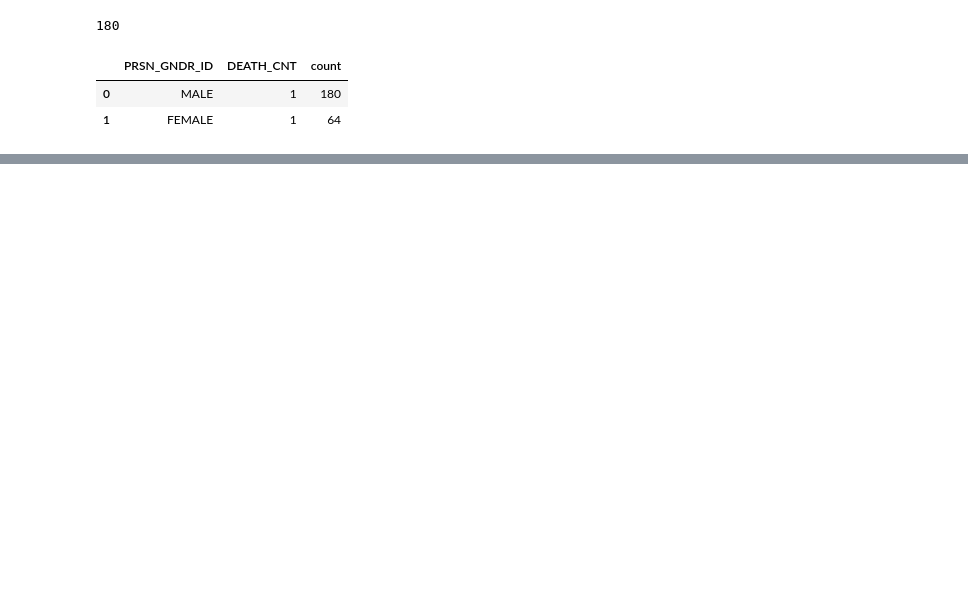
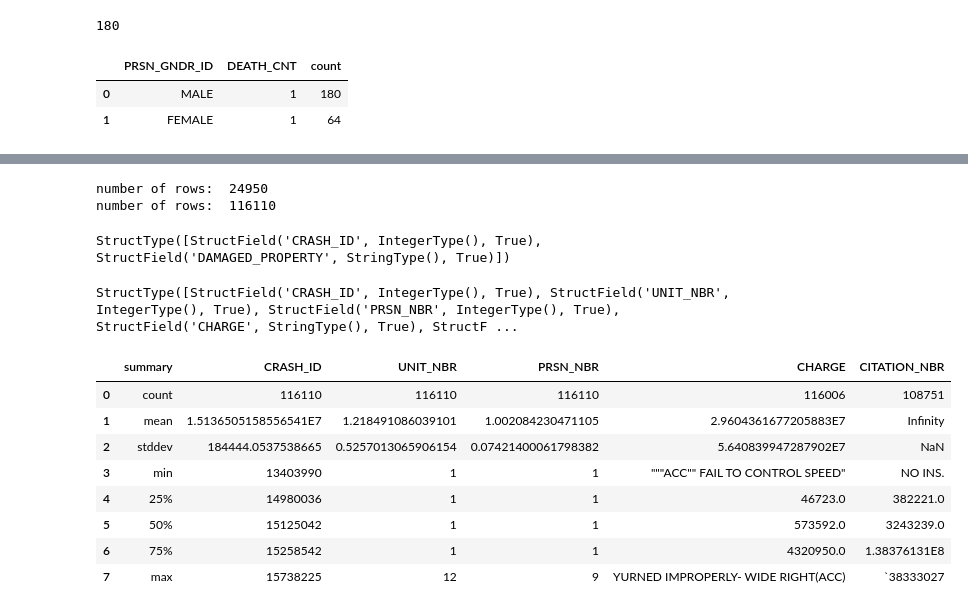
Before and after one commit to Vivek-Murali/CarCrashAnalysis, a Jupyter notebook: notebooks/workbook.ipynb, the cells around one changed output, grey strips where cells are left out. Saved outputs shown, nothing was run; the diff lists cells and outputs as text; code cells hidden in the pictures; blank space fills up the shorter version.

```diff
--- a/notebooks/workbook.ipynb
+++ b/notebooks/workbook.ipynb
@@ -93,0 +341,11 @@ AnalysisException: cannot resolve 'isnan(PRSN_DEATH_TIME)' due to data type mism
+# %%
+chargesDataframe = spark.read.csv(
+    "../resources/raw/Charges_use.csv",
+    header=True, inferSchema=True, sep=",")
+damagesDataframe = spark.read.csv(
+    "../resources/raw/Damages_use.csv",
+    header=True, inferSchema=True, sep=",")
+
+#show 3 rows of our DataFrame
+print(chargesDataframe.toPandas().head())
+print(damagesDataframe.toPandas().head())
@@ -93,0 +372,28 @@ AnalysisException: cannot resolve 'isnan(PRSN_DEATH_TIME)' due to data type mism
+# %%
+num_rows = damagesDataframe.count()
+print("number of rows: ", num_rows)
+num_rows = chargesDataframe.count()
+print("number of rows: ", num_rows)
+# %% [output]
+number of rows:  24950
+number of rows:  116110
+# %%
+damagesDataframe.schema
+# %% [output]
+StructType([StructField('CRASH_ID', IntegerType(), True), StructField('DAMAGED_PROPERTY', StringType(), True)])
+# %%
+chargesDataframe.schema
+# %% [output]
+StructType([StructField('CRASH_ID', IntegerType(), True), StructField('UNIT_NBR', IntegerType(), True), StructField('PRSN_NBR', IntegerType(), True), StructField('CHARGE', StringType(), True), StructF ...
+# %%
+chargesDataframe.summary().toPandas()
+# %% [output]
+|  | summary | CRASH_ID | UNIT_NBR | PRSN_NBR | CHARGE | CITATION_NBR |
+| 0 | count | 116110 | 116110 | 116110 | 116006 | 108751 |
+| 1 | mean | 1.5136505158556541E7 | 1.218491086039101 | 1.002084230471105 | 2.9604361677205883E7 | Infinity |
+| 2 | stddev | 184444.0537538665 | 0.5257013065906154 | 0.07421400061798382 | 5.640839947287902E7 | NaN |
+| 3 | min | 13403990 | 1 | 1 | """ACC"" FAIL TO CONTROL SPEED" | NO INS. |
+| 4 | 25% | 14980036 | 1 | 1 | 46723.0 | 382221.0 |
+| 5 | 50% | 15125042 | 1 | 1 | 573592.0 | 3243239.0 |
+| 6 | 75% | 15258542 | 1 | 1 | 4320950.0 | 1.38376131E8 |
+| 7 | max | 15738225 | 12 | 9 | YURNED IMPROPERLY- WIDE RIGHT(ACC) | `38333027 |
```
Also changed, not shown: parts of 45 cells of this notebook, 5 other files.
